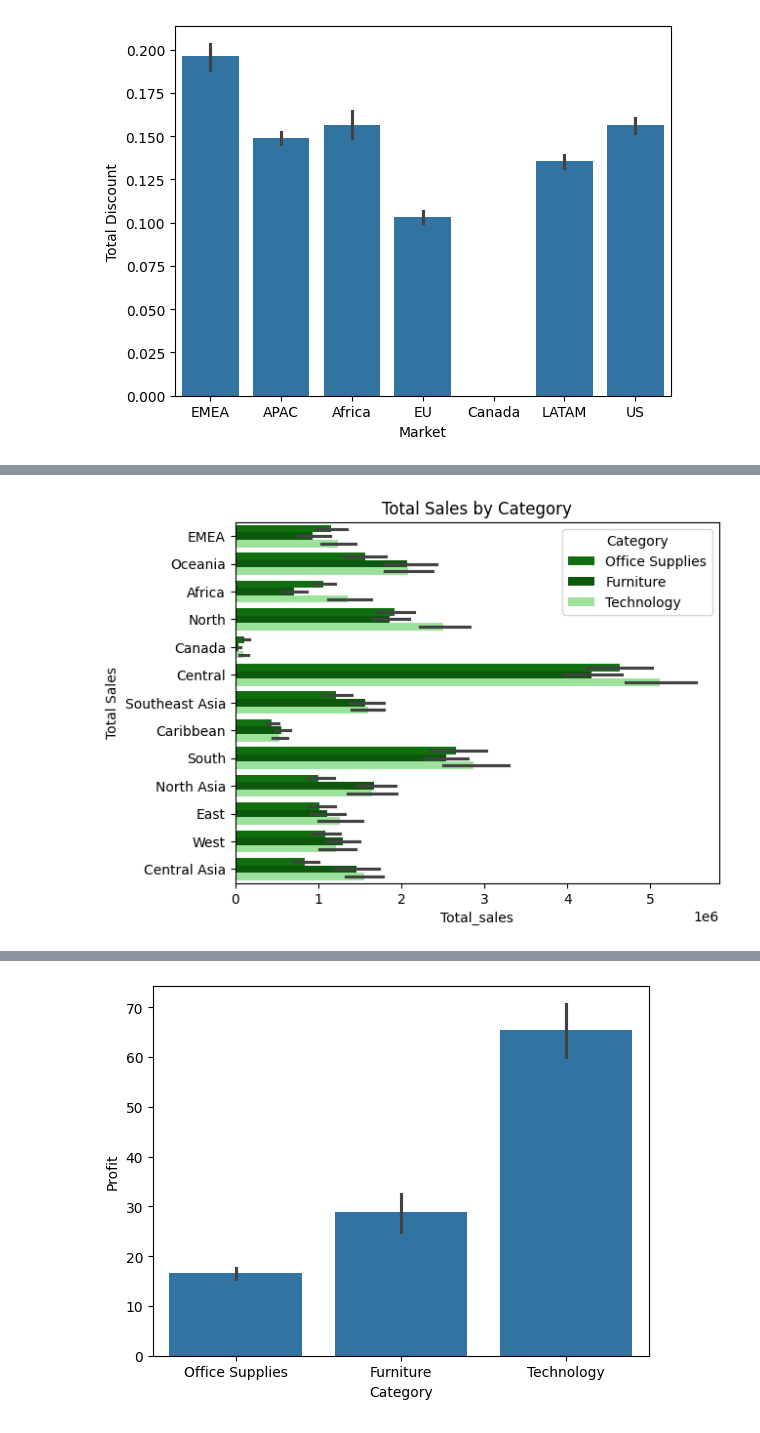
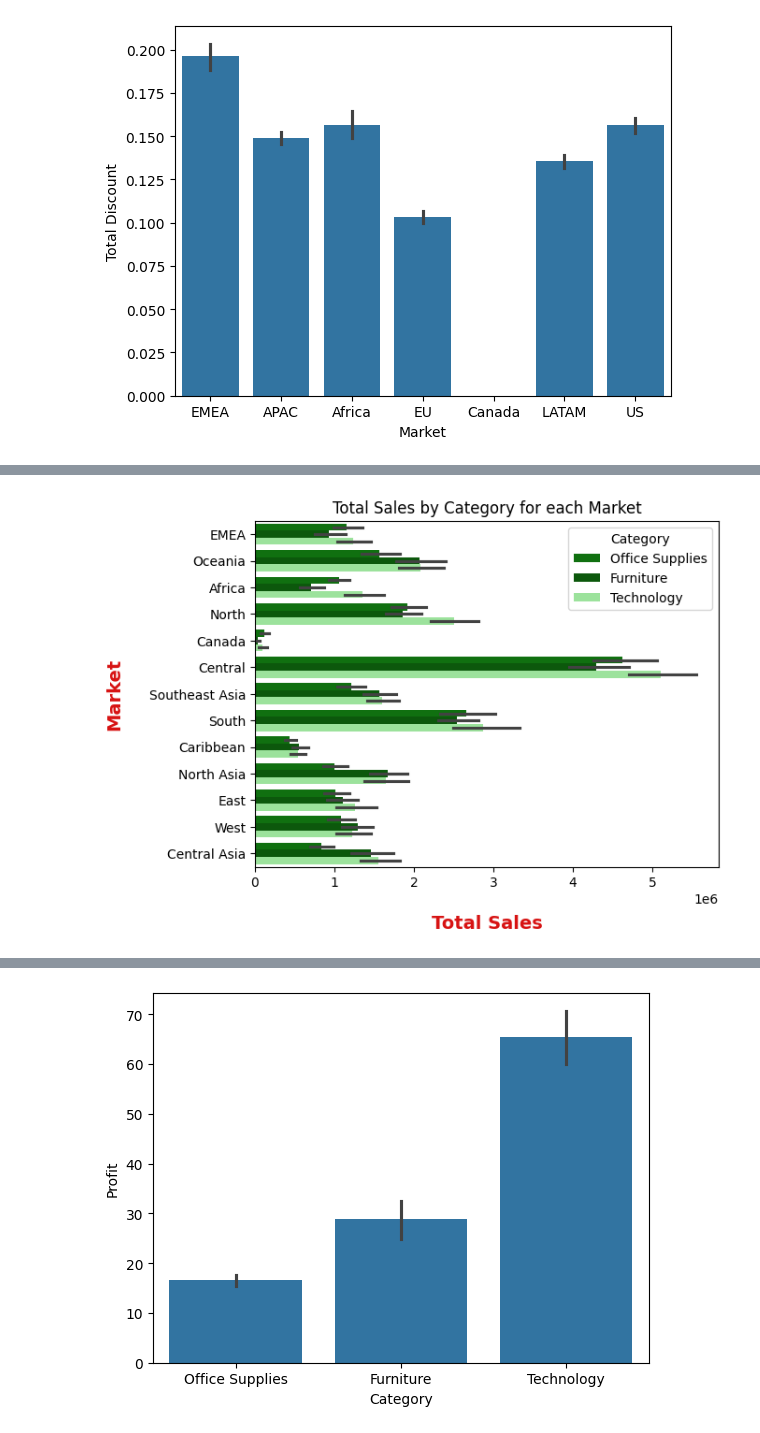
Before and after one commit to MohamedElbadawy1/Sales-and-Demand-Forecasting, a Jupyter notebook: SalesForecasting.ipynb, the cells around one changed output, grey strips where cells are left out. Saved outputs shown, nothing was run; the diff lists cells and outputs as text; code cells hidden in the pictures.

```diff
--- a/SalesForecasting.ipynb
+++ b/SalesForecasting.ipynb
@@ -5,7 +5,7 @@ import pandas as pd
 import matplotlib.pyplot as plt
 import seaborn as sns
 # %%
-sales = pd.read_csv('Global_Superstore2.csv' ,encoding='latin-1')
+sales = pd.read_csv('D:/AI & Data Science DEPI/DEPI Final Project/Sales-and-Demand-Forecasting/Global_Superstore2.csv' ,encoding='latin-1')
 sales.shape
 # %% [output]
 (51290, 24)
@@ -840,7 +861,6 @@ plt.show()
 # %% [markdown]
 > 18. Monthly sales trends
 # %%
-sales['Month'] = sales['Order Date'].dt.to_period('M')
 monthly_sales = sales.groupby('Month')['Sales'].sum()
 
 plt.figure(figsize=(10, 5))
@@ -1095,12 +1174,14 @@ sales.head()
 # %%
 sns.barplot(y='Region' ,x='Total_sales' ,data=sales ,
             estimator=sum ,hue='Category' ,
             palette=['green','darkgreen','lightgreen'] )
 
-plt.ylabel('Total Sales')
-plt.title('Total Sales by Category')
+
+plt.title('Total Sales by Category for each Market')
+plt.xlabel('Total Sales', weight = "bold", color = "#D71313", fontsize = 14, labelpad = 20)
+plt.ylabel('Market', weight = "bold", color = "#D71313", fontsize = 14, labelpad = 20)
 plt.show()
 
 # Technology sales is higher than other categoires In most countries
 # %% [output]
-[figure, old version]
+[figure, new version]
```
Also changed, not shown: parts of 34 cells of this notebook.
